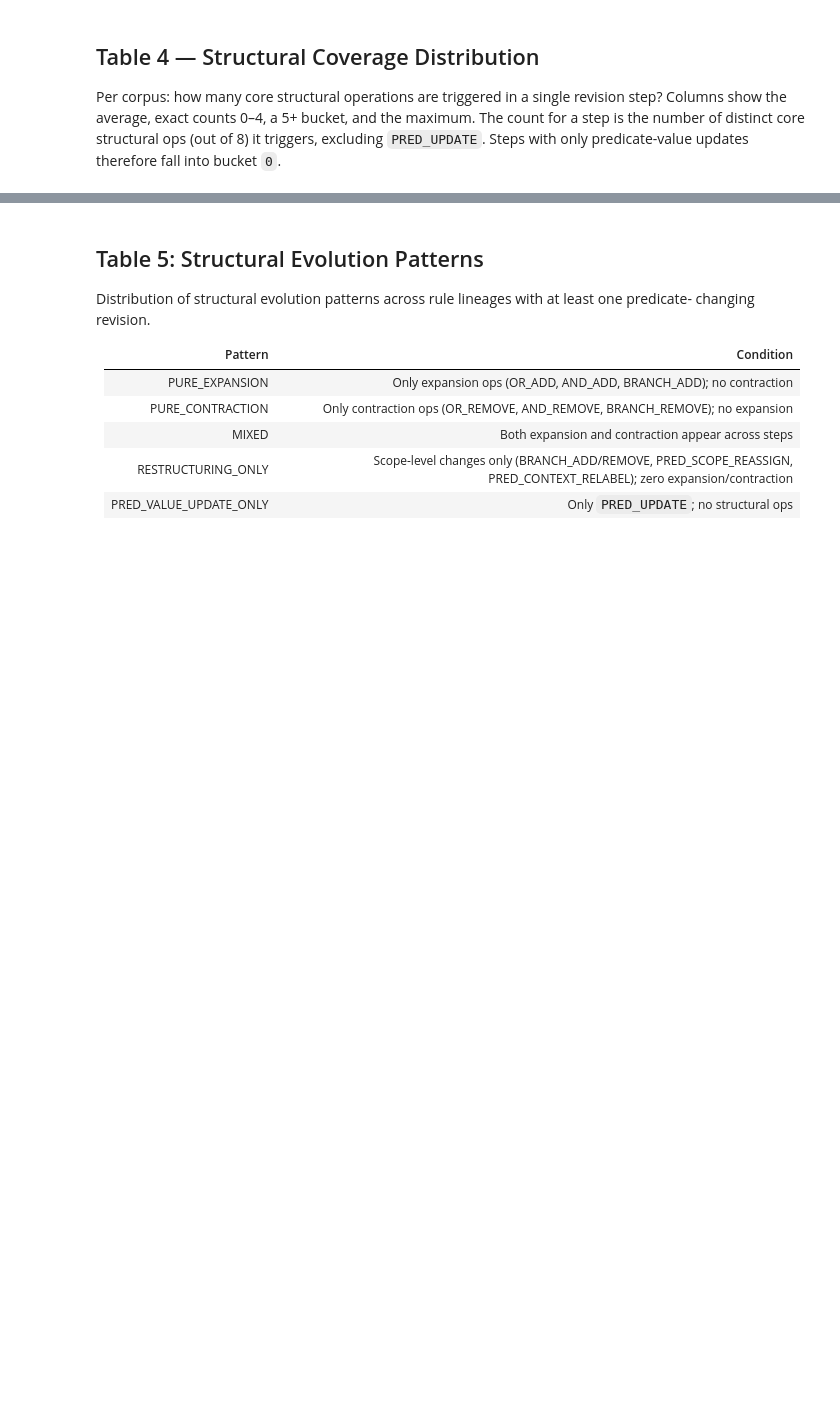
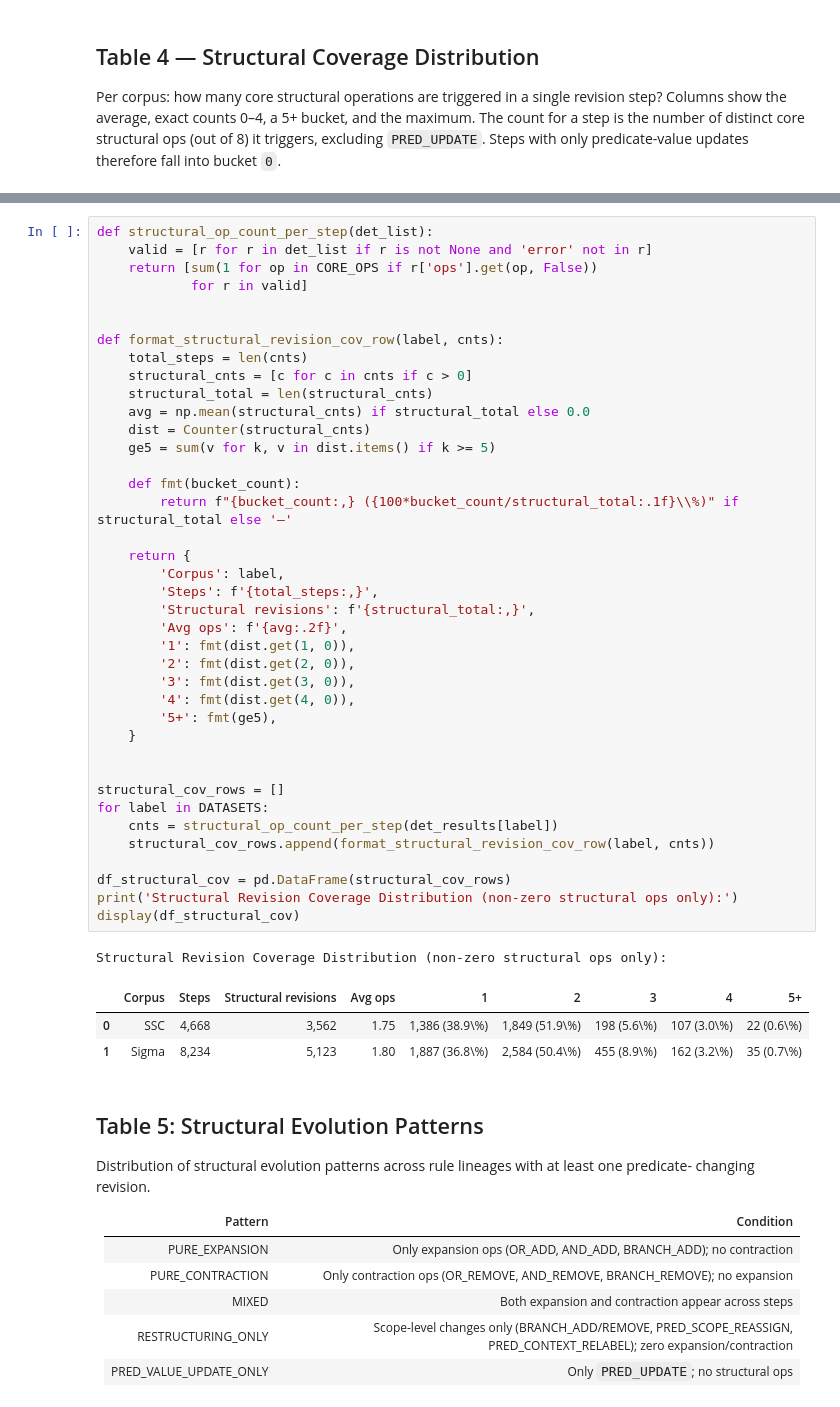
Before and after one commit to Elena6918/Evolution-of-Log-Based-Detection-Rules, a Jupyter notebook: analysis/scripts/structural.ipynb, the cells around one changed output, grey strips where cells are left out. Drawn from its saved outputs; the diff is of its cells as text; blank space fills up the shorter version.

```diff
--- a/analysis/scripts/structural.ipynb
+++ b/analysis/scripts/structural.ipynb
@@ -816,3 +768,47 @@ Structural Coverage Distribution (preview):
+# %%
+def structural_op_count_per_step(det_list):
+    valid = [r for r in det_list if r is not None and 'error' not in r]
+    return [sum(1 for op in CORE_OPS if r['ops'].get(op, False))
+            for r in valid]
+
+
+def format_structural_revision_cov_row(label, cnts):
+    total_steps = len(cnts)
+    structural_cnts = [c for c in cnts if c > 0]
+    structural_total = len(structural_cnts)
+    avg = np.mean(structural_cnts) if structural_total else 0.0
+    dist = Counter(structural_cnts)
+    ge5 = sum(v for k, v in dist.items() if k >= 5)
+
+    def fmt(bucket_count):
+        return f"{bucket_count:,} ({100*bucket_count/structural_total:.1f}\\%)" if structural_total else '—'
+
+    return {
+        'Corpus': label,
+        'Steps': f'{total_steps:,}',
+        'Structural revisions': f'{structural_total:,}',
+        'Avg ops': f'{avg:.2f}',
+        '1': fmt(dist.get(1, 0)),
+        '2': fmt(dist.get(2, 0)),
+        '3': fmt(dist.get(3, 0)),
+        '4': fmt(dist.get(4, 0)),
+        '5+': fmt(ge5),
+    }
+
+
+structural_cov_rows = []
+for label in DATASETS:
+    cnts = structural_op_count_per_step(det_results[label])
+    structural_cov_rows.append(format_structural_revision_cov_row(label, cnts))
+
+df_structural_cov = pd.DataFrame(structural_cov_rows)
+print('Structural Revision Coverage Distribution (non-zero structural ops only):')
+display(df_structural_cov)
+# %% [output]
+Structural Revision Coverage Distribution (non-zero structural ops only):
+|  | Corpus | Steps | Structural revisions | Avg ops | 1 | 2 | 3 | 4 | 5+ |
+| 0 | SSC | 4,668 | 3,562 | 1.75 | 1,386 (38.9\%) | 1,849 (51.9\%) | 198 (5.6\%) | 107 (3.0\%) | 22 (0.6\%) |
+| 1 | Sigma | 8,234 | 5,123 | 1.80 | 1,887 (36.8\%) | 2,584 (50.4\%) | 455 (8.9\%) | 162 (3.2\%) | 35 (0.7\%) |
 # %% [markdown]
 ## Table 5: Structural Evolution Patterns
 
```
Also changed, not shown: parts of 4 cells of this notebook, 3 other files.
